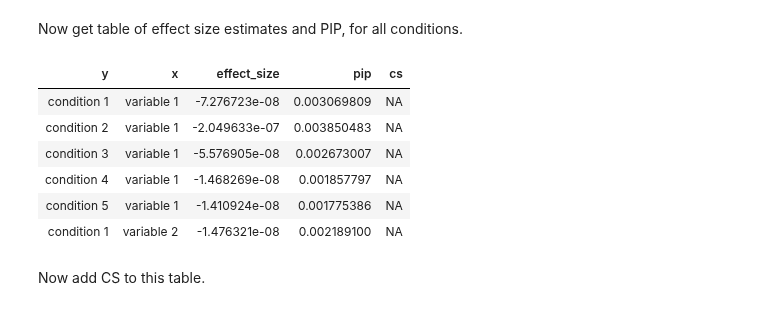
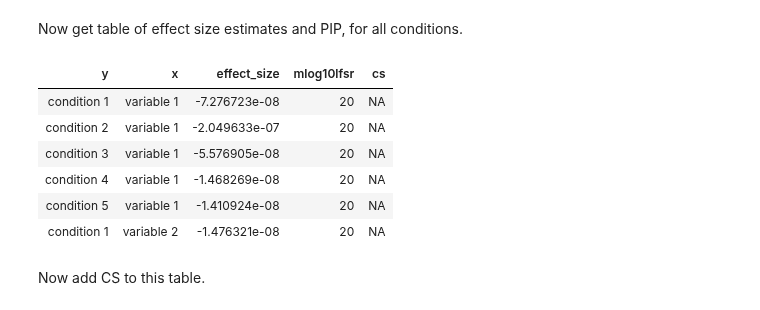
Before and after one commit to stephenslab/mvsusieR, a Jupyter notebook: inst/prototypes/output_visualization.ipynb, the cells around one changed output. Saved outputs shown, nothing was run; the diff lists cells and outputs as text; code cells hidden in the pictures.

Commit message:
Allow for computation of weighted lfsr

```diff
--- a/inst/prototypes/output_visualization.ipynb
+++ b/inst/prototypes/output_visualization.ipynb
@@ -95,0 +91,3 @@ dim(cond_pip)
+# %%
+variable_lfsr = mmbr::mmbr_get_lfsr(dat, weighted = F)
+dim(variable_lfsr)
@@ -109,24 +109,24 @@ dat$alpha[,c(149,394,786)]
 # %% [markdown]
 Now get table of effect size estimates and PIP, for all conditions.
 # %%
-table = data.frame(matrix(NA, prod(dim(cond_pip)), 5))
-colnames(table) = c('y', 'x', 'effect_size', 'pip', 'cs')
+table = data.frame(matrix(NA, prod(dim(variable_lfsr)), 5))
+colnames(table) = c('y', 'x', 'effect_size', 'mlog10lfsr', 'cs')
 # %%
-x_names = paste('variable', 1:nrow(cond_pip))
-y_names = paste('condition', 1:ncol(cond_pip))
+x_names = paste('variable', 1:nrow(variable_lfsr))
+y_names = paste('condition', 1:ncol(variable_lfsr))
 table$y = rep(y_names, length(x_names))
 table$x = rep(x_names, each = length(y_names))
 table$effect_size = as.vector(t(dat$coef[-1,]))
-table$pip = as.vector(t(cond_pip))
+table$mlog10lfsr = -log10(as.vector(t(variable_lfsr)))
 head(table)
 # %% [output]
-| y | x | effect_size | pip | cs |
-| condition 1 | variable 1 | -7.276723e-08 | 0.003069809 | NA |
-| condition 2 | variable 1 | -2.049633e-07 | 0.003850483 | NA |
-| condition 3 | variable 1 | -5.576905e-08 | 0.002673007 | NA |
-| condition 4 | variable 1 | -1.468269e-08 | 0.001857797 | NA |
-| condition 5 | variable 1 | -1.410924e-08 | 0.001775386 | NA |
-| condition 1 | variable 2 | -1.476321e-08 | 0.002189100 | NA |
+| y | x | effect_size | mlog10lfsr | cs |
+| condition 1 | variable 1 | -7.276723e-08 | 20 | NA |
+| condition 2 | variable 1 | -2.049633e-07 | 20 | NA |
+| condition 3 | variable 1 | -5.576905e-08 | 20 | NA |
+| condition 4 | variable 1 | -1.468269e-08 | 20 | NA |
+| condition 5 | variable 1 | -1.410924e-08 | 20 | NA |
+| condition 1 | variable 2 | -1.476321e-08 | 20 | NA |
 # %% [markdown]
 Now add CS to this table.
 # %%
```
Also changed, not shown: parts of 12 cells of this notebook, 2 other files.
